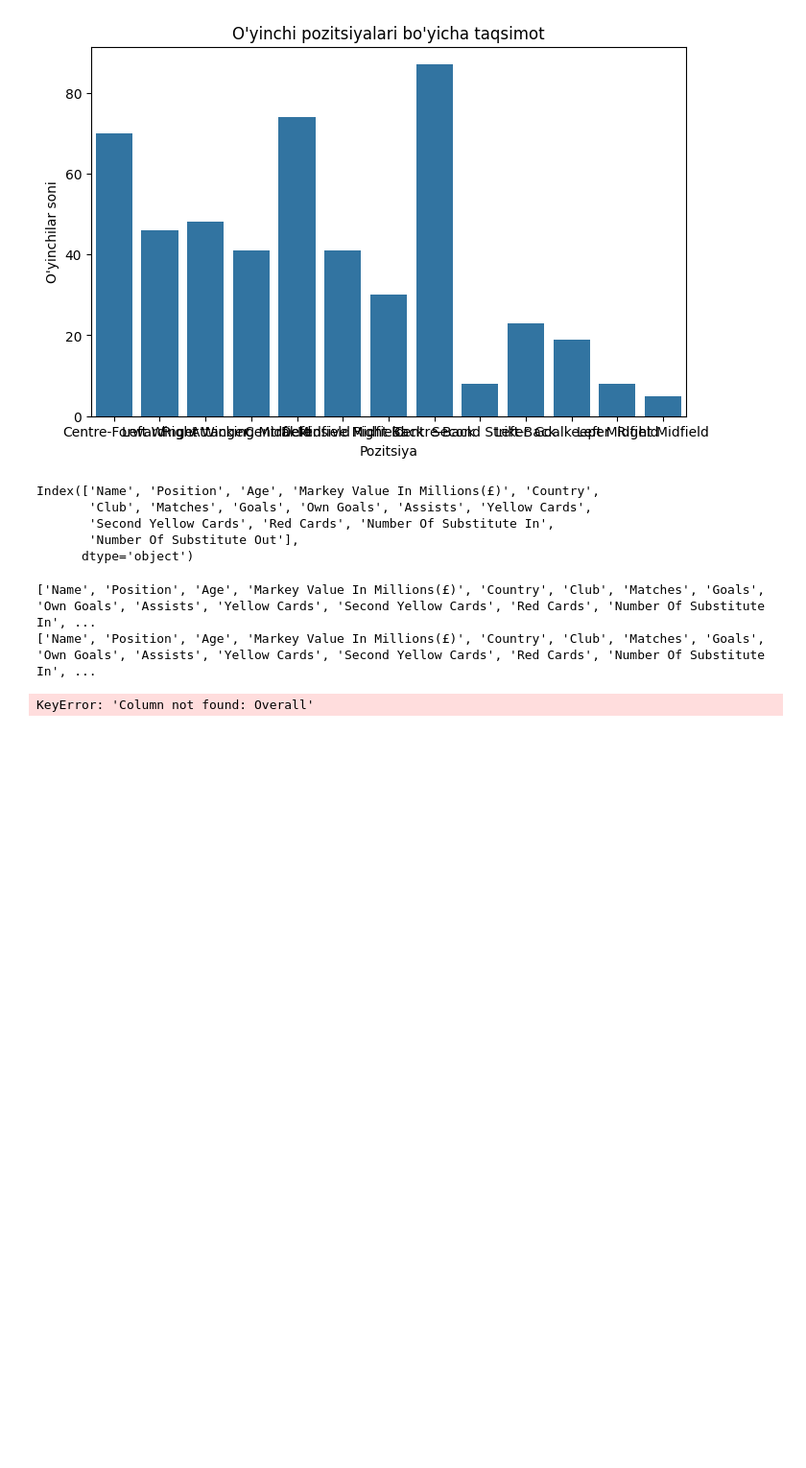
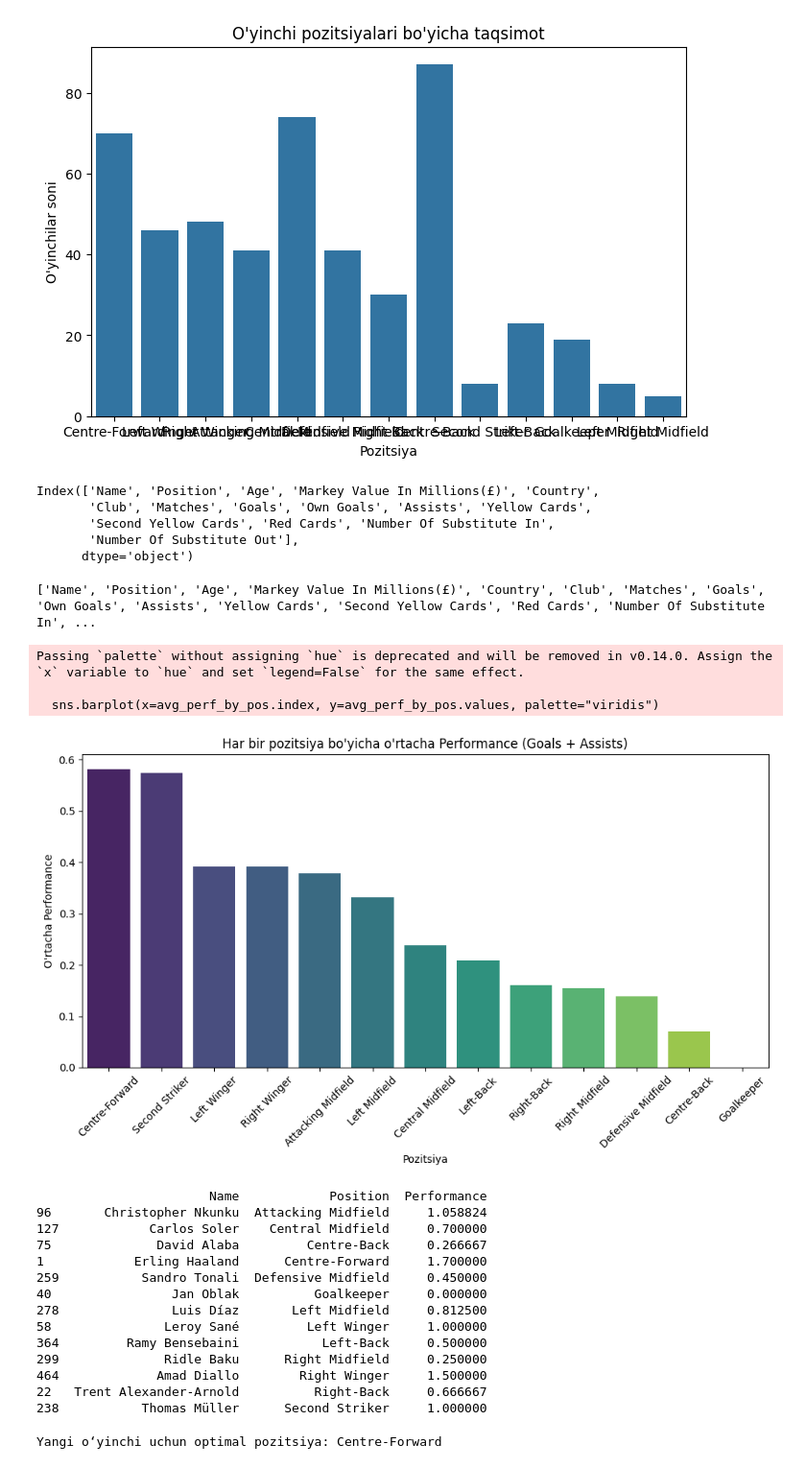
Before and after one commit to Javlon1221/futbol_pozitsiya_modeli, a Jupyter notebook: eda/eda.ipynb, the cells around one changed output. Shown: that part at 96% size. Cells and saved outputs as stored; diff of their text form; code cells hidden in the pictures; blank space fills up the shorter version.

Commit message:
football player modeliga bashorat qo'shildi

```diff
--- a/eda/eda.ipynb
+++ b/eda/eda.ipynb
@@ -136,32 +136,51 @@ Index(['Name', 'Position', 'Age', 'Markey Value In Millions(£)', 'Country',
        'Number Of Substitute Out'],
       dtype='object')
 # %%
-print(df.columns.tolist())
-
-
-# Ustun nomlarini tozalash
+# Tozalash
 df.columns = df.columns.str.strip()
 
-# Tozalangan ustunlarni tekshirish
-print(df.columns.tolist())  # bu yerda 'Overall' bo'lishi kerak
-
-# O'rtacha Overall hisoblash
-avg_overall_by_pos = df.groupby('Position')['Overall'].mean().sort_values(ascending=False)
-print(avg_overall_by_pos)
-
-# Vizualizatsiya
-plt.figure(figsize=(10,6))
-sns.barplot(x=avg_overall_by_pos.index, y=avg_overall_by_pos.values, palette="viridis")
-plt.title("Har bir pozitsiya bo'yicha o'rtacha Overall")
-plt.xlabel("Pozitsiya")
-plt.ylabel("O'rtacha Overall")
-plt.xticks(rotation=45)
-plt.show()
-
-# Eng kuchli o'yinchilar
-best_players_by_pos = df.loc[df.groupby('Position')['Overall'].idxmax()][['Name', 'Position', 'Overall']]
-print(best_players_by_pos)
+# Ustun nomlarini chiqarish
+print(df.columns.tolist())
 # %% [output]
 ['Name', 'Position', 'Age', 'Markey Value In Millions(£)', 'Country', 'Club', 'Matches', 'Goals', 'Own Goals', 'Assists', 'Yellow Cards', 'Second Yellow Cards', 'Red Cards', 'Number Of Substitute In', ...
-['Name', 'Position', 'Age', 'Markey Value In Millions(£)', 'Country', 'Club', 'Matches', 'Goals', 'Own Goals', 'Assists', 'Yellow Cards', 'Second Yellow Cards', 'Red Cards', 'Number Of Substitute In', ...
-KeyError: 'Column not found: Overall'
+# %%
+df['Performance'] = (df['Goals'] + df['Assists']) / df['Matches']
+# %%
+# Pozitsiyaga qarab o‘rtacha Performance
+avg_perf_by_pos = df.groupby('Position')['Performance'].mean().sort_values(ascending=False)
+
+# Vizualizatsiya
+import matplotlib.pyplot as plt
+import seaborn as sns
+
+plt.figure(figsize=(10,6))
+sns.barplot(x=avg_perf_by_pos.index, y=avg_perf_by_pos.values, palette="viridis")
+plt.title("Har bir pozitsiya bo'yicha o'rtacha Performance (Goals + Assists)")
+plt.xlabel("Pozitsiya")
+plt.ylabel("O'rtacha Performance")
+plt.xticks(rotation=45)
+plt.tight_layout()
+plt.show()
+
+# Eng kuchli o'yinchi har pozitsiyadan
+best_players_by_pos = df.loc[df.groupby('Position')['Performance'].idxmax()][['Name', 'Position', 'Performance']]
+print(best_players_by_pos)
+# %% [output]
+Passing `palette` without assigning `hue` is deprecated and will be removed in v0.14.0. Assign the `x` variable to `hue` and set `legend=False` for the same effect.
+
+  sns.barplot(x=avg_perf_by_pos.index, y=avg_perf_by_pos.values, palette="viridis")
+[figure, added]
+                       Name            Position  Performance
+96       Christopher Nkunku  Attacking Midfield     1.058824
+127            Carlos Soler    Central Midfield     0.700000
+75              David Alaba         Centre-Back     0.266667
+1            Erling Haaland      Centre-Forward     1.700000
+259           Sandro Tonali  Defensive Midfield     0.450000
+40                Jan Oblak          Goalkeeper     0.000000
+278               Luis Díaz       Left Midfield     0.812500
+58               Leroy Sané         Left Winger     1.000000
+364         Ramy Bensebaini           Left-Back     0.500000
+299              Ridle Baku      Right Midfield     0.250000
+464             Amad Diallo        Right Winger     1.500000
+22   Trent Alexander-Arnold          Right-Back     0.666667
+238           Thomas Müller      Second Striker     1.000000
@@ -167,0 +193,8 @@ KeyError: 'Column not found: Overall'
+# %%
+new_perf = (new_player['Goals'] + new_player['Assists']) / new_player['Matches']
+
+# Eng yaqin pozitsiyani topish
+closest_pos = (avg_perf_by_pos - new_perf).abs().idxmin()
+print(f"Yangi o‘yinchi uchun optimal pozitsiya: {closest_pos}")
+# %% [output]
+Yangi o‘yinchi uchun optimal pozitsiya: Centre-Forward
```
Also changed, not shown: parts of 9 cells of this notebook, 8 other files.
